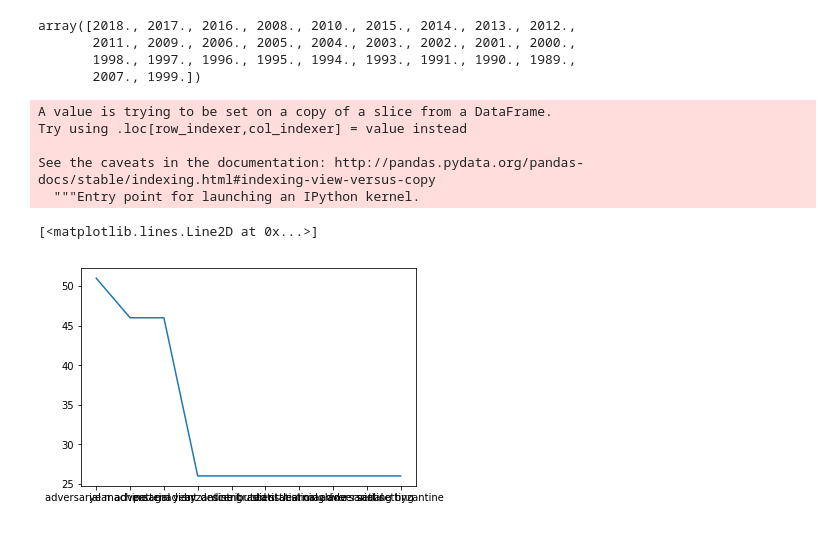
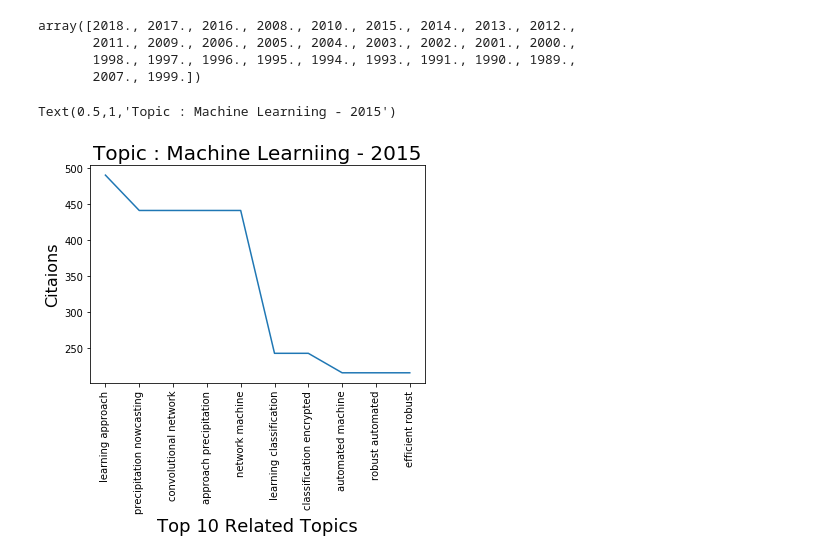
Before and after one commit to akhilanto/My-Python-Works, a Jupyter notebook: Python samples/NLP bigram df.ipynb, the cells around one changed output. Drawn from its saved outputs; the diff is of its cells as text; code cells hidden in the pictures.

```diff
--- a/Python samples/NLP bigram df.ipynb
+++ b/Python samples/NLP bigram df.ipynb
@@ -24,10 +25,10 @@ def clean_textmain(text):
     text1=[word for word in words if word not in string.digits]
     #text = [ps.stem(word) for word in text1 if word not in stopwords]
     text = [wn.lemmatize(word) for word in text1 if word not in stopwords]
-    op = list(nltk.bigrams(text))
+    op = list(nltk.trigrams(text))
     return op
 # %%
-df['Bigram'] = df.Title.apply(clean_textmain)
+df['Trigram'] = df.Title.apply(clean_textmain)
 # %%
 df
 # %% [output]
@@ -65,7 +66,7 @@ array([2018., 2017., 2016., 2008., 2010., 2015., 2014., 2013., 2012.,
        1998., 1997., 1996., 1995., 1994., 1993., 1991., 1990., 1989.,
        2007., 1999.])
 # %%
-df_2018 = df_2.groupby('Year').get_group(2018)
+df_2018 = df_2.groupby('Year').get_group(2015)
 # %%
 from collections import defaultdict
 d = defaultdict(int)
@@ -86,14 +85,12 @@ import matplotlib.pyplot as plt
 zz = zz.head(10)
 # %%
 zz['x1'] = zz['x'].apply(lambda x: ' '.join(x))
-# %% [output]
-A value is trying to be set on a copy of a slice from a DataFrame.
-Try using .loc[row_indexer,col_indexer] = value instead
-
-See the caveats in the documentation: http://pandas.pydata.org/pandas-docs/stable/indexing.html#indexing-view-versus-copy
-  """Entry point for launching an IPython kernel.
-# %%
-plt.plot(zz['x1'], zz['y'])
-# %% [output]
-[<matplotlib.lines.Line2D at 0x...>]
-[figure, removed]
+# %%
+plt.plot(zz['x1'], zz['y'])
+plt.xticks(rotation=90)
+plt.xlabel('Top 10 Related Topics', fontsize=18)
+plt.ylabel('Citaions', fontsize=16)
+plt.title('Topic : Machine Learniing - 2015', fontsize=20)
+# %% [output]
+Text(0.5,1,'Topic : Machine Learniing - 2015')
+[figure, added]
```
Also changed, not shown: parts of 3 cells of this notebook.
